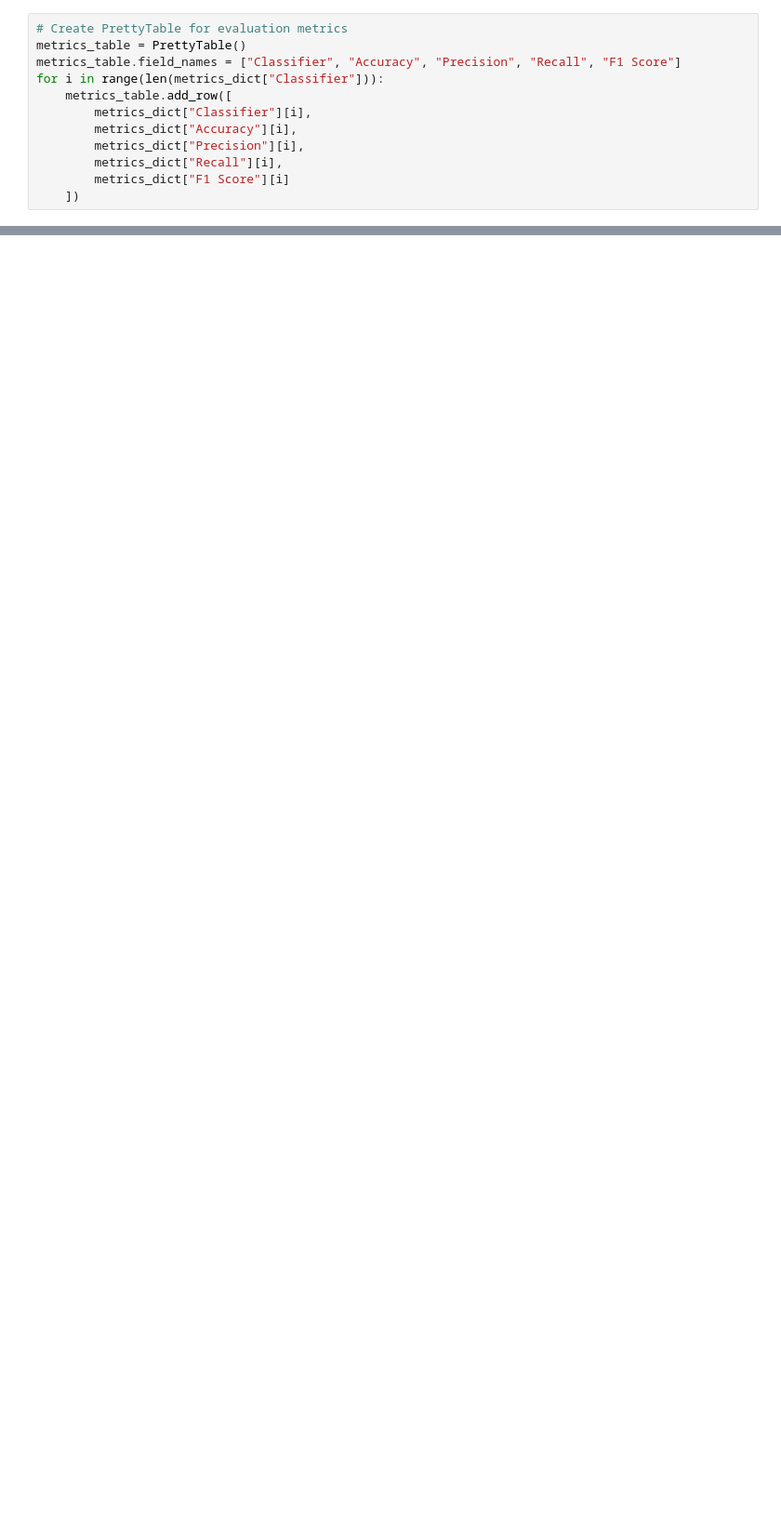
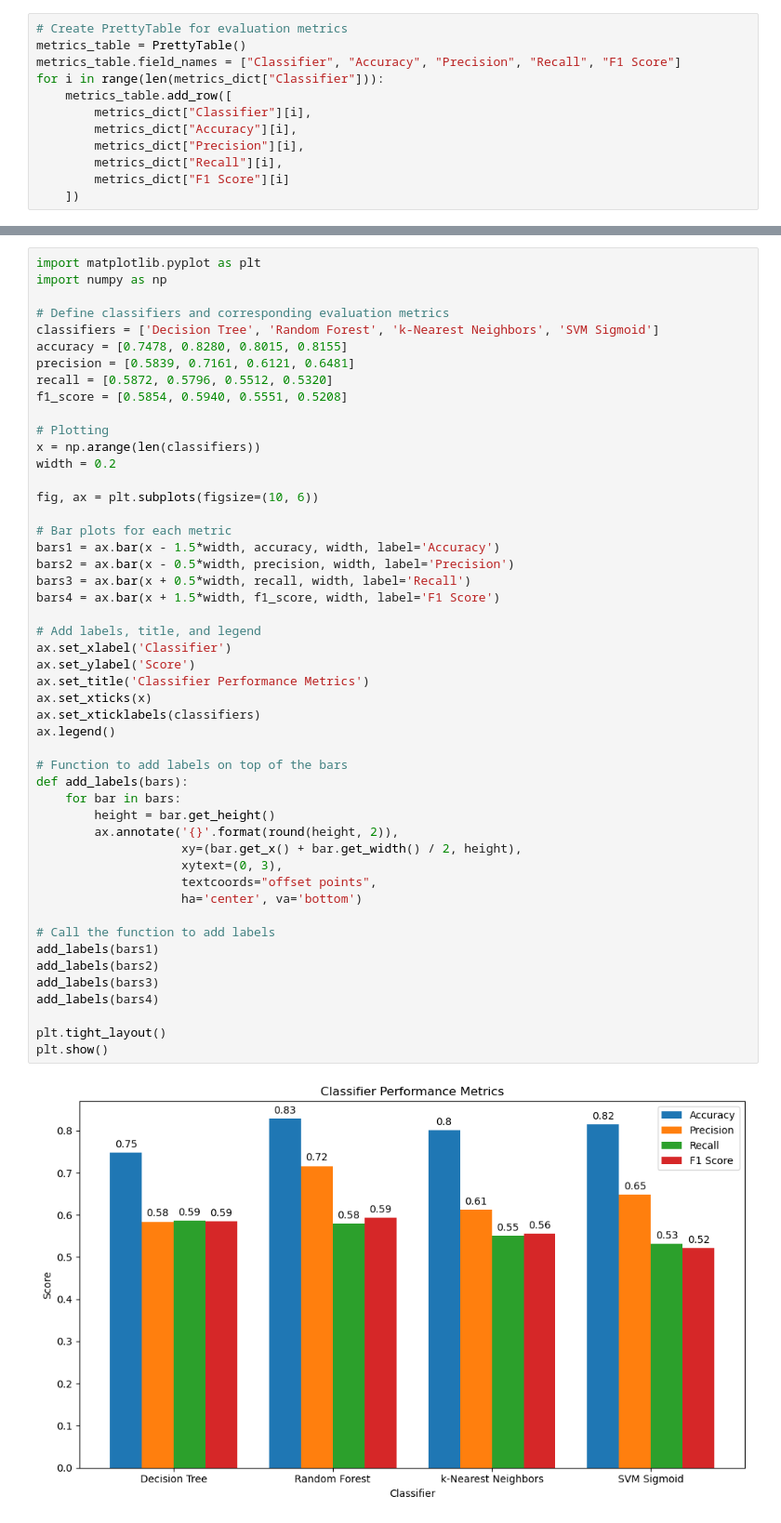
Before and after one commit to joshimanjari/Software_Defect_Prediction, a Jupyter notebook: software_defect_prediction.ipynb, the cells around one changed output, grey strips where cells are left out. Shown at 93% size. Cells and saved outputs as stored; diff of their text form; blank space fills up the shorter version.

```diff
--- a/software_defect_prediction.ipynb
+++ b/software_defect_prediction.ipynb
@@ -137,0 +305,51 @@ print(metrics_table)
+# %%
+import matplotlib.pyplot as plt
+import numpy as np
+
+# Define classifiers and corresponding evaluation metrics
+classifiers = ['Decision Tree', 'Random Forest', 'k-Nearest Neighbors', 'SVM Sigmoid']
+accuracy = [0.7478, 0.8280, 0.8015, 0.8155]
+precision = [0.5839, 0.7161, 0.6121, 0.6481]
+recall = [0.5872, 0.5796, 0.5512, 0.5320]
+f1_score = [0.5854, 0.5940, 0.5551, 0.5208]
+
+# Plotting
+x = np.arange(len(classifiers))
+width = 0.2
+
+fig, ax = plt.subplots(figsize=(10, 6))
+
+# Bar plots for each metric
+bars1 = ax.bar(x - 1.5*width, accuracy, width, label='Accuracy')
+bars2 = ax.bar(x - 0.5*width, precision, width, label='Precision')
+bars3 = ax.bar(x + 0.5*width, recall, width, label='Recall')
+bars4 = ax.bar(x + 1.5*width, f1_score, width, label='F1 Score')
+
+# Add labels, title, and legend
+ax.set_xlabel('Classifier')
+ax.set_ylabel('Score')
+ax.set_title('Classifier Performance Metrics')
+ax.set_xticks(x)
+ax.set_xticklabels(classifiers)
+ax.legend()
+
+# Function to add labels on top of the bars
+def add_labels(bars):
+    for bar in bars:
+        height = bar.get_height()
+        ax.annotate('{}'.format(round(height, 2)),
+                    xy=(bar.get_x() + bar.get_width() / 2, height),
+                    xytext=(0, 3),
+                    textcoords="offset points",
+                    ha='center', va='bottom')
+
+# Call the function to add labels
+add_labels(bars1)
+add_labels(bars2)
+add_labels(bars3)
+add_labels(bars4)
+
+plt.tight_layout()
+plt.show()
+# %% [output]
+[figure, added]
```
Also changed, not shown: parts of 27 cells of this notebook, 1 other file.
